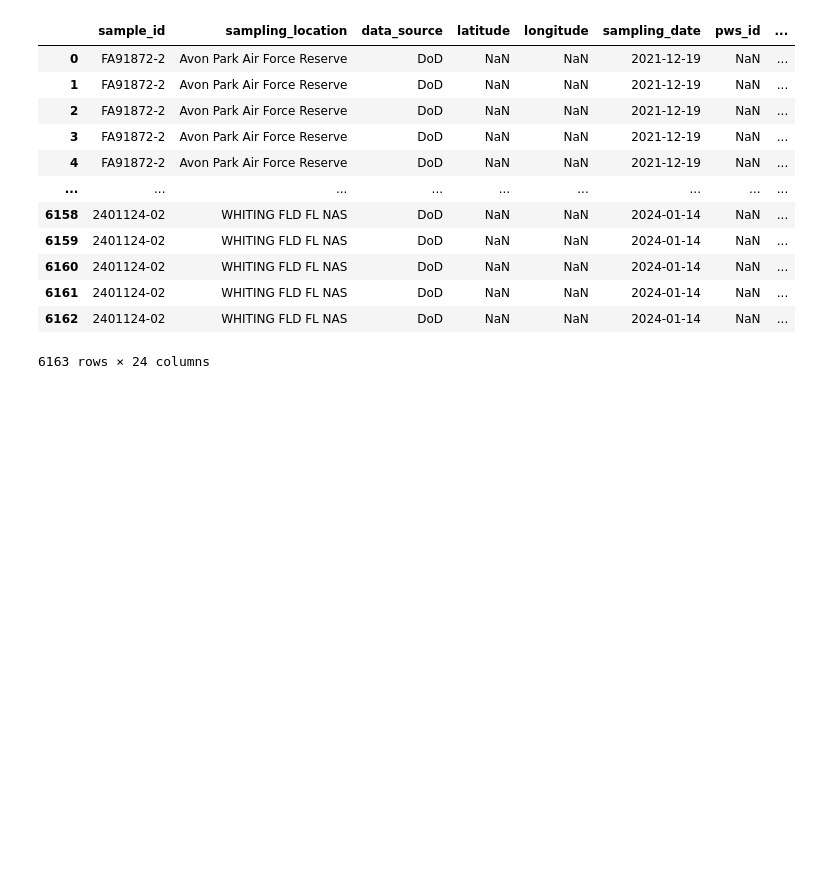
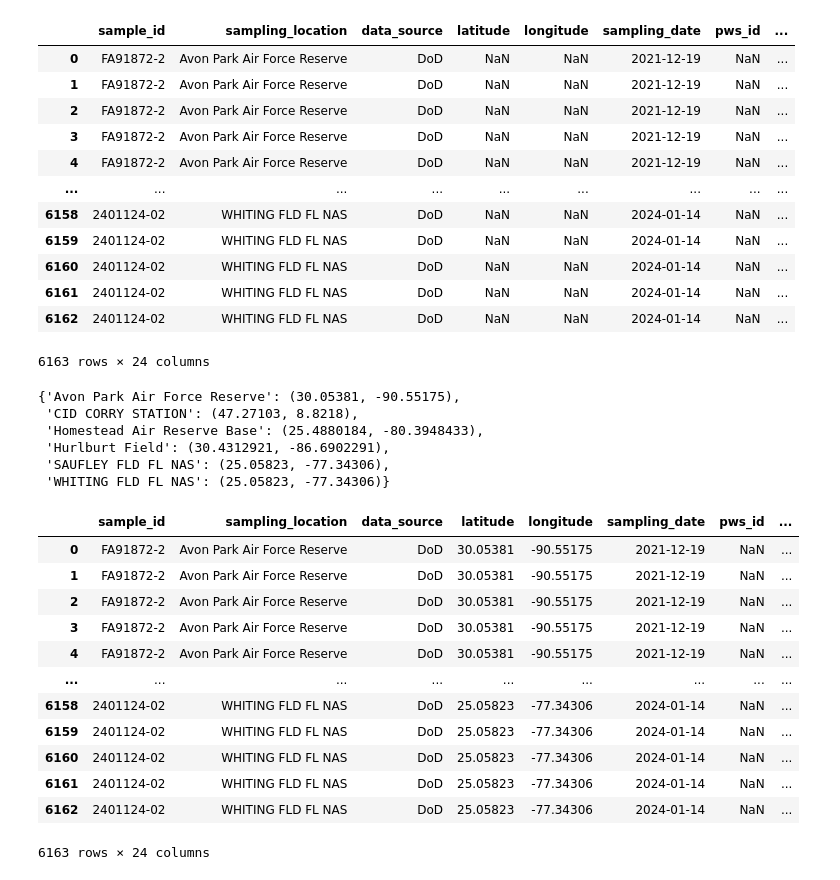
Before and after one commit to charleswang918/US_PFAS_DW, a Jupyter notebook: Data_Cleaning/Florida/data_cleaning.ipynb, the cells around one changed output. Cells and saved outputs as stored; diff of their text form; code cells hidden in the pictures; blank space fills up the shorter version.

```diff
--- a/Data_Cleaning/Florida/data_cleaning.ipynb
+++ b/Data_Cleaning/Florida/data_cleaning.ipynb
@@ -171,5 +171,68 @@ df
 | 6161 | 2401124-02 | WHITING FLD FL NAS | DoD | NaN | NaN | 2024-01-14 | NaN | ... |
 | 6162 | 2401124-02 | WHITING FLD FL NAS | DoD | NaN | NaN | 2024-01-14 | NaN | ... |
 6163 rows × 24 columns
+# %%
+from concurrent.futures import ThreadPoolExecutor
+import pandas as pd
+from geopy.geocoders import OpenCage
+
+geolocator = OpenCage(api_key="c7f16120befe4e3fb85e7a082e620fdb")
+
+def geocode_address(address):
+    try:
+        location = geolocator.geocode(address)
+        if location:
+            return (address, location.latitude, location.longitude)
+        else:
+            return (address, None, None)
+    except Exception as e:
+        print(f"Error geocoding {address}: {e}")
+        return (address, None, None)
+
+# 假设 df 是您的数据框，以下是改进的代码
+# 只提取需要查询的地址
+addresses_to_query = df.loc[df['latitude'].isna() | df['longitude'].isna(), 'sampling_location'].unique()
+
+# 用多线程处理查询任务
+with ThreadPoolExecutor(max_workers=10) as executor:
+    results = list(executor.map(geocode_address, addresses_to_query))
+
+# 将查询结果存入缓存
+location_cache = {address: (lat, lon) for address, lat, lon in results}
+# %%
+location_cache
+# %% [output]
+{'Avon Park Air Force Reserve': (30.05381, -90.55175),
+ 'CID CORRY STATION': (47.27103, 8.8218),
+ 'Homestead Air Reserve Base': (25.4880184, -80.3948433),
+ 'Hurlburt Field': (30.4312921, -86.6902291),
+ 'SAUFLEY FLD FL NAS': (25.05823, -77.34306),
+ 'WHITING FLD FL NAS': (25.05823, -77.34306)}
+# %%
+# 用缓存的数据批量更新缺失的纬度
+df.loc[df['latitude'].isna(), 'latitude'] = df.loc[df['latitude'].isna(), 'sampling_location'].map(
+    lambda x: location_cache.get(x, (None, None))[0]
+)
+
+# 用缓存的数据批量更新缺失的经度
+df.loc[df['longitude'].isna(), 'longitude'] = df.loc[df['longitude'].isna(), 'sampling_location'].map(
+    lambda x: location_cache.get(x, (None, None))[1]
+)
+# %%
+df
+# %% [output]
+|  | sample_id | sampling_location | data_source | latitude | longitude | sampling_date | pws_id | ... |
+| 0 | FA91872-2 | Avon Park Air Force Reserve | DoD | 30.05381 | -90.55175 | 2021-12-19 | NaN | ... |
+| 1 | FA91872-2 | Avon Park Air Force Reserve | DoD | 30.05381 | -90.55175 | 2021-12-19 | NaN | ... |
+| 2 | FA91872-2 | Avon Park Air Force Reserve | DoD | 30.05381 | -90.55175 | 2021-12-19 | NaN | ... |
+| 3 | FA91872-2 | Avon Park Air Force Reserve | DoD | 30.05381 | -90.55175 | 2021-12-19 | NaN | ... |
+| 4 | FA91872-2 | Avon Park Air Force Reserve | DoD | 30.05381 | -90.55175 | 2021-12-19 | NaN | ... |
+| ... | ... | ... | ... | ... | ... | ... | ... | ... |
+| 6158 | 2401124-02 | WHITING FLD FL NAS | DoD | 25.05823 | -77.34306 | 2024-01-14 | NaN | ... |
+| 6159 | 2401124-02 | WHITING FLD FL NAS | DoD | 25.05823 | -77.34306 | 2024-01-14 | NaN | ... |
+| 6160 | 2401124-02 | WHITING FLD FL NAS | DoD | 25.05823 | -77.34306 | 2024-01-14 | NaN | ... |
+| 6161 | 2401124-02 | WHITING FLD FL NAS | DoD | 25.05823 | -77.34306 | 2024-01-14 | NaN | ... |
+| 6162 | 2401124-02 | WHITING FLD FL NAS | DoD | 25.05823 | -77.34306 | 2024-01-14 | NaN | ... |
+6163 rows × 24 columns
 # %%
 df.to_csv('florida_dw.csv')
```
Also changed, not shown: parts of 1 cell of this notebook, 9 other files.
